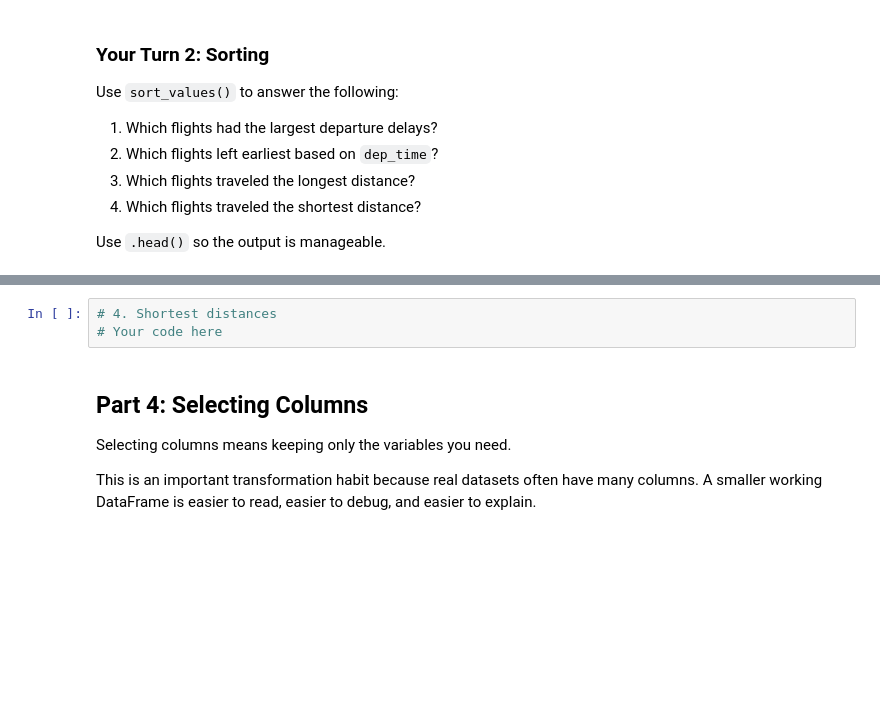
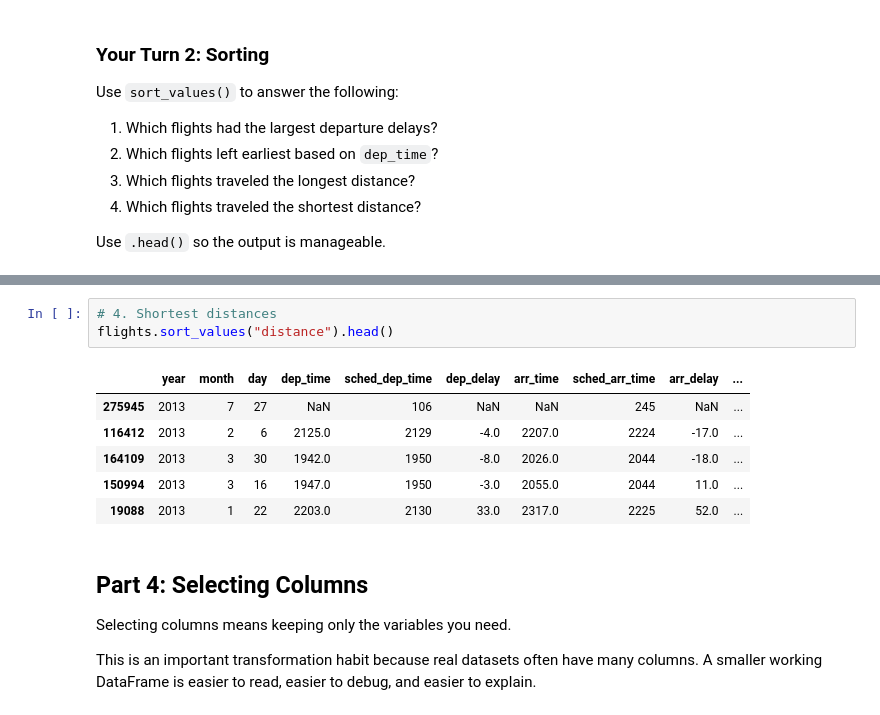
Before and after one commit to Ksandys22/BAN6003-WEEK5-6-KiraSandys, a Jupyter notebook: notebooks/module5_basic_transformation_guided_lab.ipynb, the cells around one changed output, grey strips where cells are left out. Saved outputs shown, nothing was run; the diff lists cells and outputs as text; blank space fills up the shorter version.

```diff
--- a/notebooks/module5_basic_transformation_guided_lab.ipynb
+++ b/notebooks/module5_basic_transformation_guided_lab.ipynb
@@ -216,6 +366,13 @@ Use `.head()` so the output is manageable.
 # %%
 # 4. Shortest distances
-# Your code here
+flights.sort_values("distance").head()
+# %% [output]
+|  | year | month | day | dep_time | sched_dep_time | dep_delay | arr_time | sched_arr_time | arr_delay | ... |
+| 275945 | 2013 | 7 | 27 | NaN | 106 | NaN | NaN | 245 | NaN | ... |
+| 116412 | 2013 | 2 | 6 | 2125.0 | 2129 | -4.0 | 2207.0 | 2224 | -17.0 | ... |
+| 164109 | 2013 | 3 | 30 | 1942.0 | 1950 | -8.0 | 2026.0 | 2044 | -18.0 | ... |
+| 150994 | 2013 | 3 | 16 | 1947.0 | 1950 | -3.0 | 2055.0 | 2044 | 11.0 | ... |
+| 19088 | 2013 | 1 | 22 | 2203.0 | 2130 | 33.0 | 2317.0 | 2225 | 52.0 | ... |
 # %% [markdown]
 ## Part 4: Selecting Columns
 
```
Also changed, not shown: parts of 45 cells of this notebook, 2 other files.
